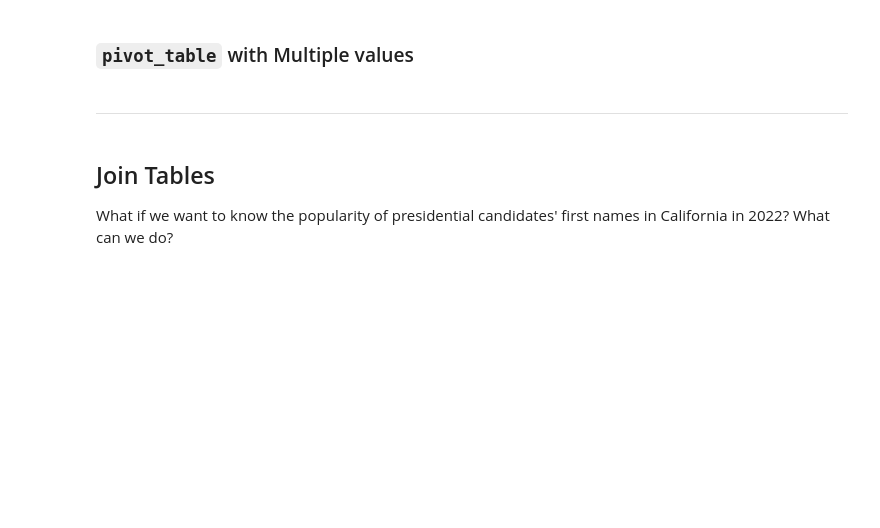
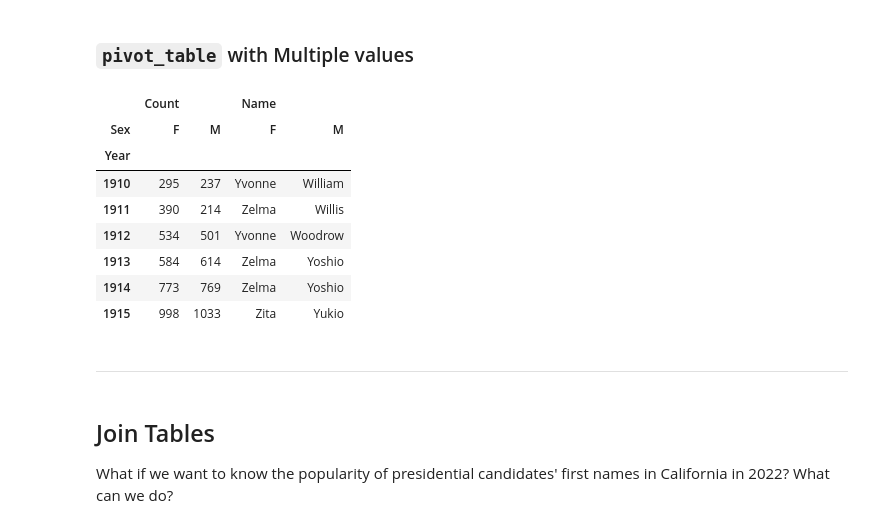
Before and after one commit to GhostLazy/Data100, a Jupyter notebook: su24-materials-main/lecture/lec04/lec04-su24.ipynb, the cells around one changed output. Drawn from its saved outputs; the diff is of its cells as text; code cells hidden in the pictures; blank space fills up the shorter version.

```diff
--- a/su24-materials-main/lecture/lec04/lec04-su24.ipynb
+++ b/su24-materials-main/lecture/lec04/lec04-su24.ipynb
@@ -356,9 +756,19 @@ babynames.pivot_table(
 # %%
 babynames.pivot_table(
     index = "Year",
     columns = "Sex",
     values = ["Count", "Name"],
-    aggfunc = np.max).head(6)
+    aggfunc = "max").head(6)
+# %% [output]
+|  | Count |  | Name |  |
+| Sex | F | M | F | M |
+| Year |  |  |  |  |
+| 1910 | 295 | 237 | Yvonne | William |
+| 1911 | 390 | 214 | Zelma | Willis |
+| 1912 | 534 | 501 | Yvonne | Woodrow |
+| 1913 | 584 | 614 | Zelma | Yoshio |
+| 1914 | 773 | 769 | Zelma | Yoshio |
+| 1915 | 998 | 1033 | Zita | Yukio |
 # %% [markdown]
 ---
 # %% [markdown]
```
Also changed, not shown: parts of 49 cells of this notebook, 9 other files.
